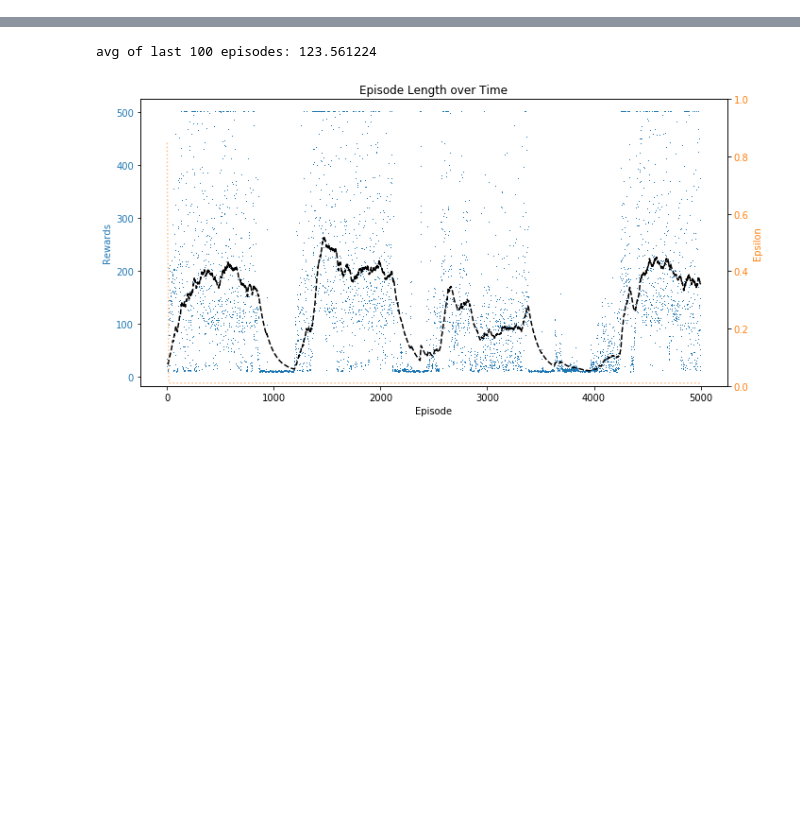
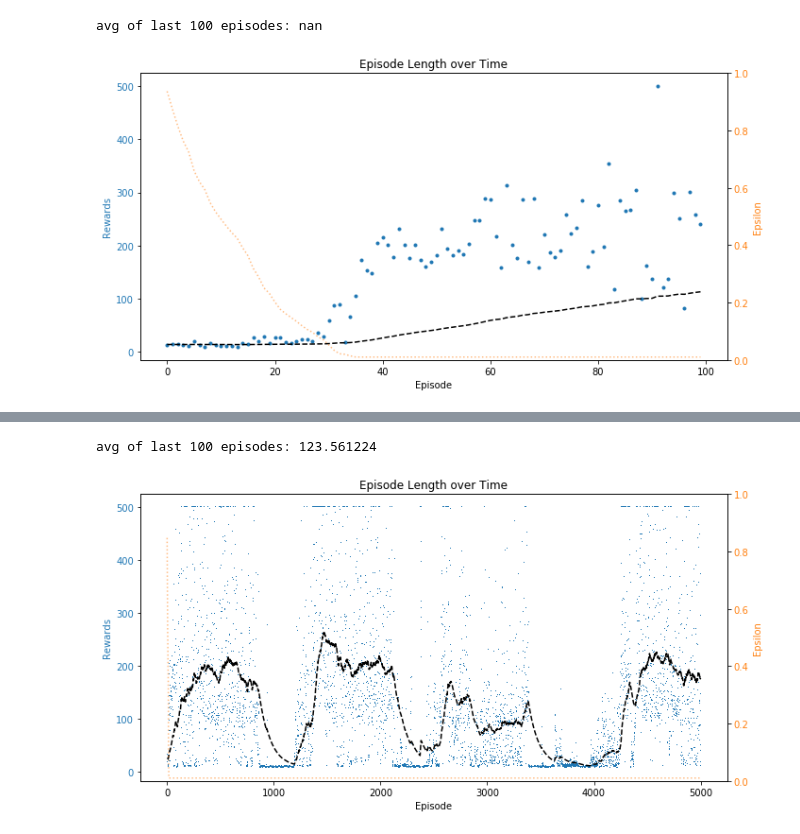
Before and after one commit to unoti/ai-gym-experiments, a Jupyter notebook: 5-CartPole-3.ipynb, the cells around one changed output, grey strips where cells are left out. Drawn from its saved outputs; the diff is of its cells as text; code cells hidden in the pictures; blank space fills up the shorter version.

```diff
--- a/5-CartPole-3.ipynb
+++ b/5-CartPole-3.ipynb
@@ -20,0 +23,6 @@ Using TensorFlow backend.
+# %%
+pri = deep_priority(env)
+pri.train(100)
+# %% [output]
+avg of last 100 episodes: nan
+[figure, added]
```
Also changed, not shown: parts of 2 cells of this notebook, 4 other files.
